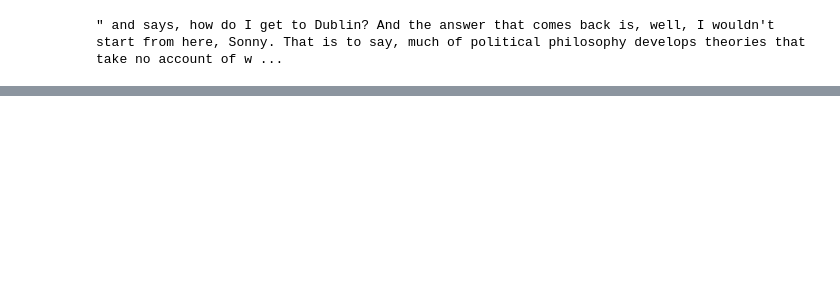
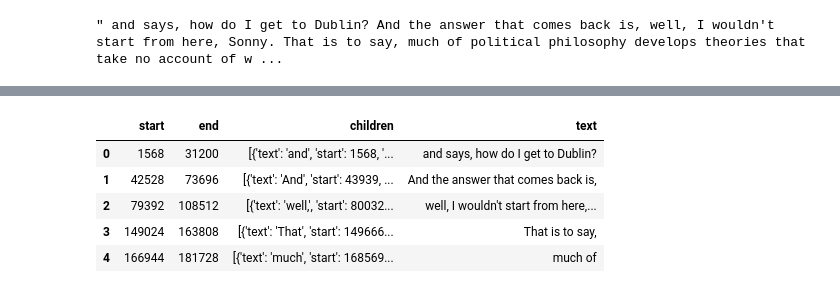
Before and after one commit to MrEnigmamgine/Audacle, a Jupyter notebook: prepare.ipynb, the cells around one changed output, grey strips where cells are left out. Saved outputs shown, nothing was run; the diff lists cells and outputs as text; code cells hidden in the pictures; blank space fills up the shorter version.

```diff
--- a/prepare.ipynb
+++ b/prepare.ipynb
@@ -132,0 +319,13 @@ get_full_text(avr_results)
+# %%
+def migrate_children(source, target):
+    """Copies child segments from source segment to the target segment and adjust timestamps to match."""
+    out = copy.deepcopy(target)
+    diff = target['start'] - source['start']
+    out['children'] = copy.deepcopy(source['children'])
+    for child in out['children']:
+        child['start'] = child['start'] + diff
+        child['end'] = child['end'] + diff
+    return out
+# %%
+def batch_migrate_children(source, target):
+    return [migrate_children(s,t) for s,t in zip(source,target)]
@@ -132,0 +336,10 @@ get_full_text(avr_results)
+# %%
+vad_data = get_vad_data(example_file)
+vad_short = align_chunks(vad_data)
+align_data = get_alignment_data(example_file)
+srt_short = map_alignment_data_to_vad_data(align_data, vad_short)
+srt_data = batch_migrate_children(srt_short, vad_data)
+
+for segment in srt_data[:3]:
+    print(get_full_text(segment['children'], ' '))
+    listen_segment(segment, wav)
@@ -132,0 +353,21 @@ get_full_text(avr_results)
+# %%
+def get_srt_data(path, refresh=False):
+    vad_data = get_vad_data(path, refresh=refresh)
+    align_data = get_alignment_data(path, refresh=refresh)
+    vad_short = align_chunks(vad_data)
+    srt_short = gather_children(vad_short, align_data)
+    srt_data = batch_migrate_children(srt_short, vad_data)
+    for segment in srt_data:
+        segment['text'] = get_full_text(segment['children'], ' ')
+    return srt_data
+# %%
+data = get_srt_data(example_file)
+df = pd.DataFrame(data)
+df.head()
+# %% [output]
+|  | start | end | children | text |
+| 0 | 1568 | 31200 | [{'text': 'and', 'start': 1568, '... | and says, how do I get to Dublin? |
+| 1 | 42528 | 73696 | [{'text': 'And', 'start': 43939, ... | And the answer that comes back is, |
+| 2 | 79392 | 108512 | [{'text': 'well,', 'start': 80032... | well, I wouldn't start from here,... |
+| 3 | 149024 | 163808 | [{'text': 'That', 'start': 149666... | That is to say, |
+| 4 | 166944 | 181728 | [{'text': 'much', 'start': 168569... | much of |
```
Also changed, not shown: parts of 34 cells of this notebook, 10 other files.
